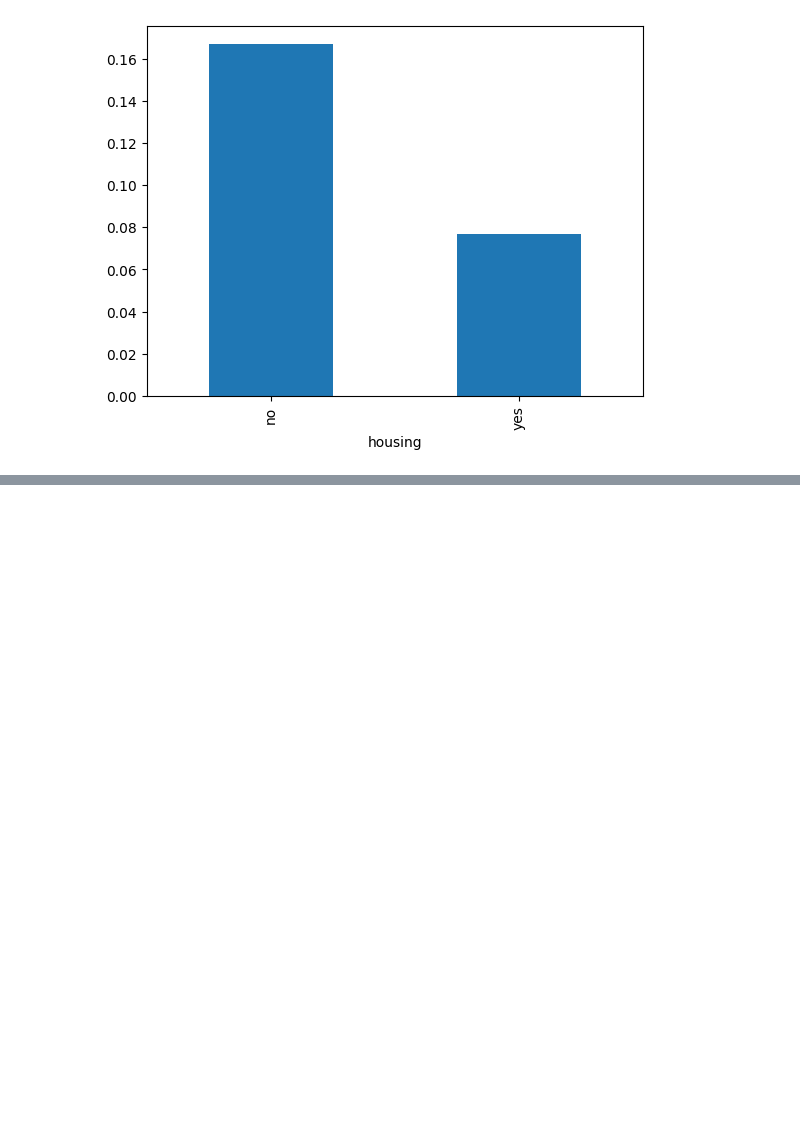
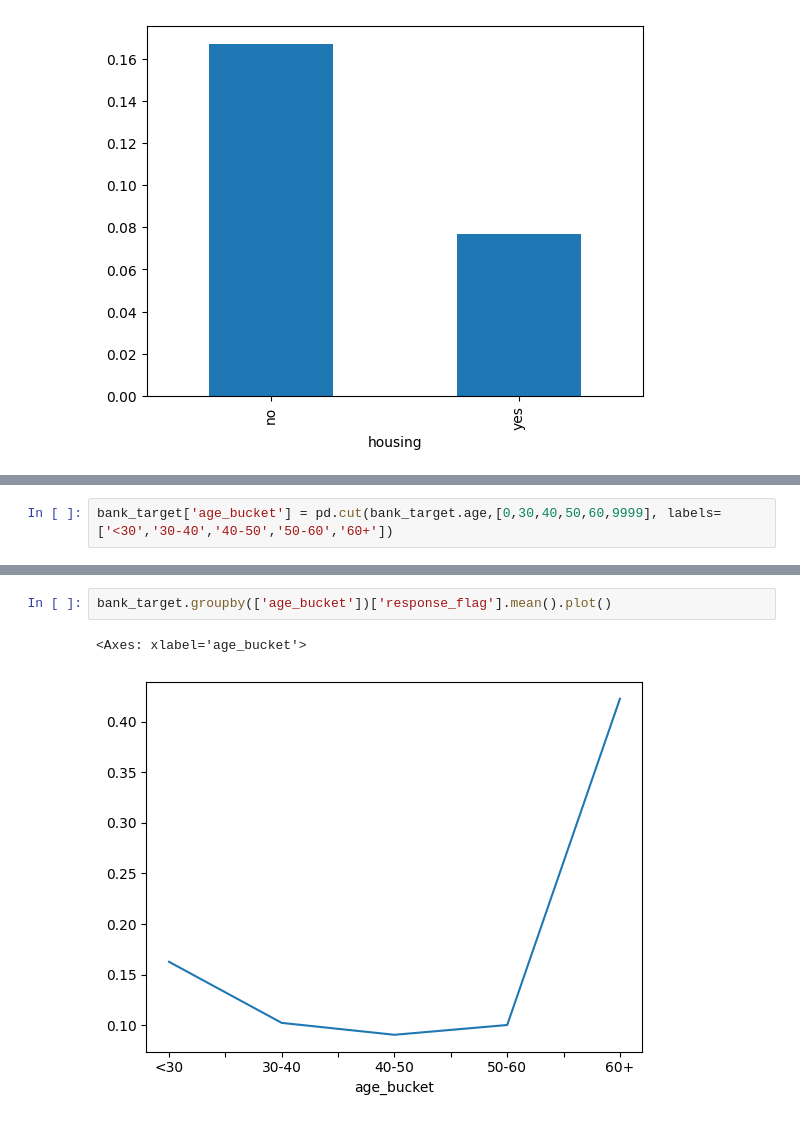
Before and after one commit to Rushank14/Python-Notebooks, a Jupyter notebook: notebooks/EDA.ipynb, the cells around one changed output, grey strips where cells are left out. Saved outputs shown, nothing was run; the diff lists cells and outputs as text; blank space fills up the shorter version.

```diff
--- a/notebooks/EDA.ipynb
+++ b/notebooks/EDA.ipynb
@@ -842,0 +888,2 @@ bank_target.groupby('housing')['response_flag'].mean().plot.bar()
+# %%
+bank_target['age_bucket'] = pd.cut(bank_target.age,[0,30,40,50,60,9999], labels= ['<30','30-40','40-50','50-60','60+'])
@@ -842,0 +900,5 @@ bank_target.groupby('housing')['response_flag'].mean().plot.bar()
+# %%
+bank_target.groupby(['age_bucket'])['response_flag'].mean().plot()
+# %% [output]
+<Axes: xlabel='age_bucket'>
+[figure, added]
```
Also changed, not shown: parts of 7 cells of this notebook.
